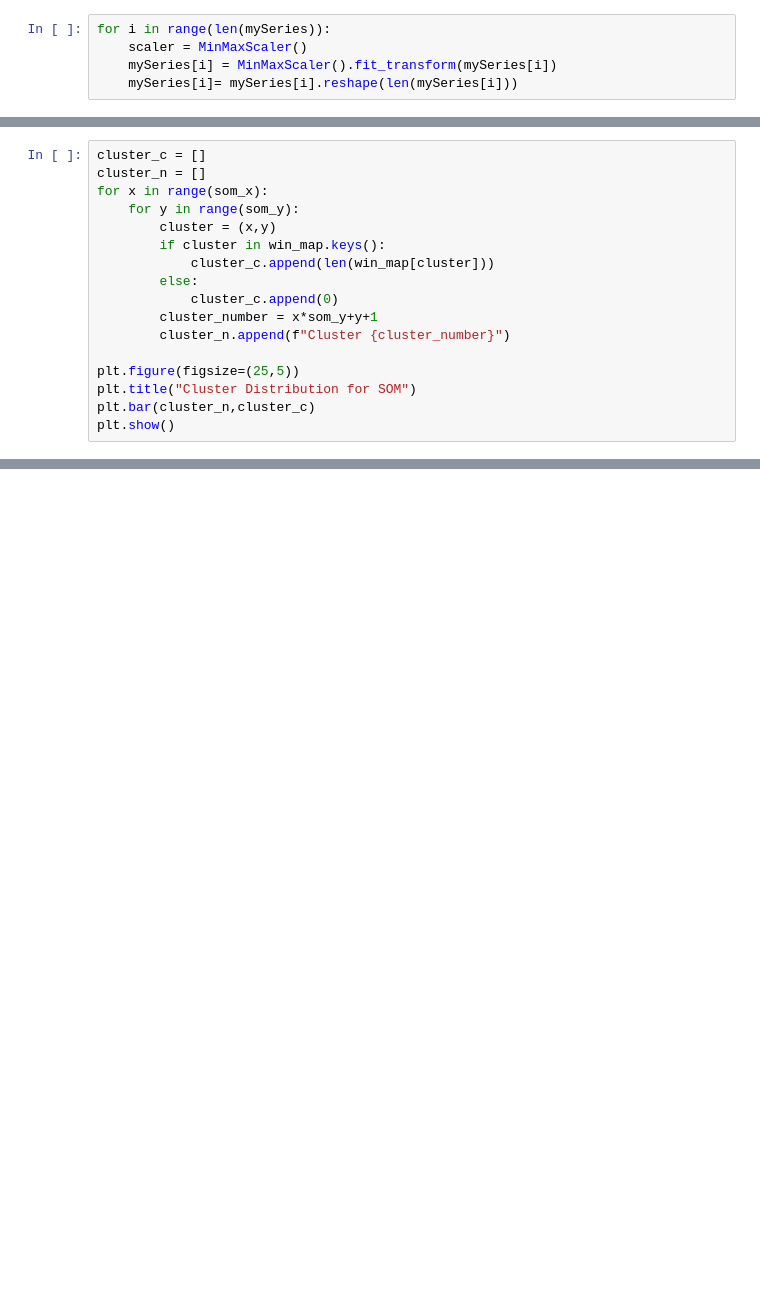
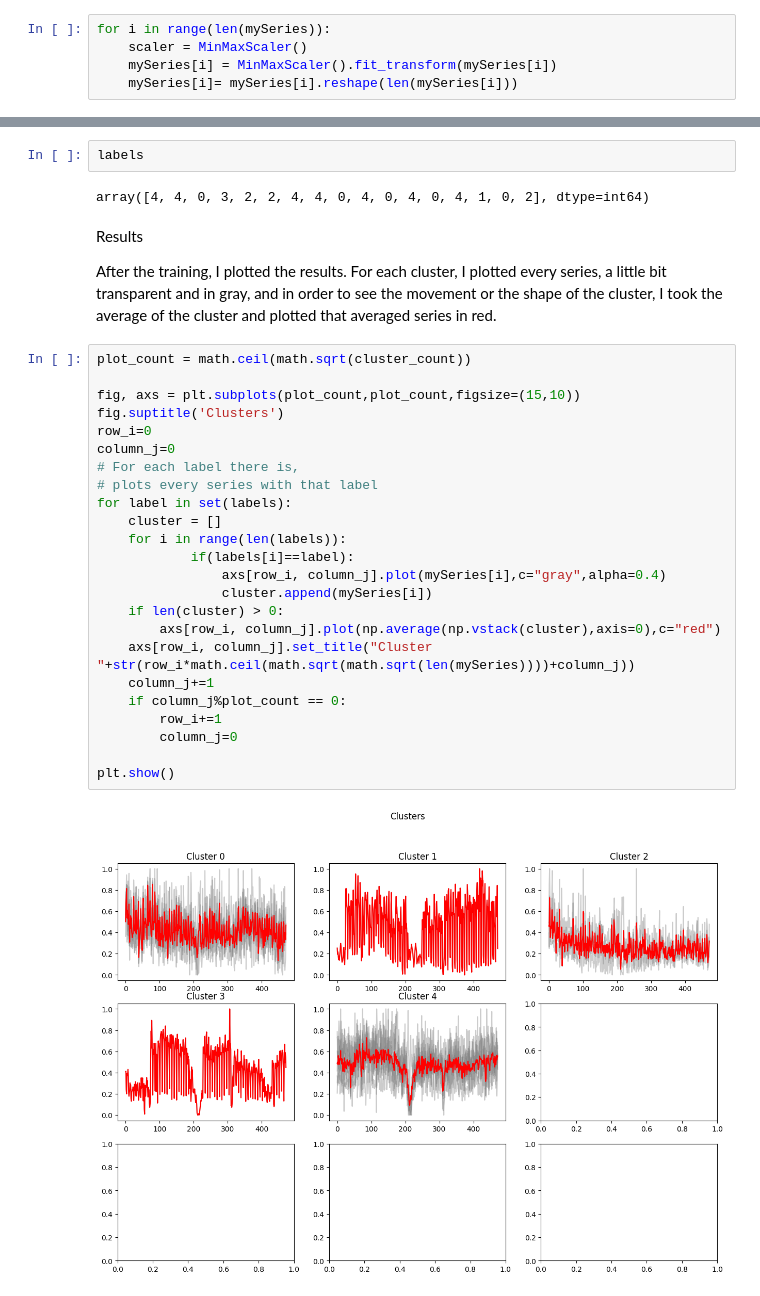
Before and after one commit to hoangmanh08/Cluster_and_LSTM_GRU_for_Time-Series_Prediction, a Jupyter notebook: cluster_time_series.ipynb, the cells around one changed output, grey strips where cells are left out. Cells and saved outputs as stored; diff of their text form; blank space fills up the shorter version.

```diff
--- a/cluster_time_series.ipynb
+++ b/cluster_time_series.ipynb
@@ -458,17 +208,0 @@ Chúng ta có thể thấy sự phân bố của chuỗi thời gian theo cụm
-# %%
-cluster_c = []
-cluster_n = []
-for x in range(som_x):
-    for y in range(som_y):
-        cluster = (x,y)
-        if cluster in win_map.keys():
-            cluster_c.append(len(win_map[cluster]))
-        else:
-            cluster_c.append(0)
-        cluster_number = x*som_y+y+1
-        cluster_n.append(f"Cluster {cluster_number}")
-
-plt.figure(figsize=(25,5))
-plt.title("Cluster Distribution for SOM")
-plt.bar(cluster_n,cluster_c)
-plt.show()
@@ -655,0 +226,34 @@ Như chúng ta đã làm trước đó, trong phần này chúng ta sẽ tìm ch
+# %%
+labels
+# %% [output]
+array([4, 4, 0, 3, 2, 2, 4, 4, 0, 4, 0, 4, 0, 4, 1, 0, 2], dtype=int64)
+# %% [markdown]
+Results
+
+After the training, I plotted the results. For each cluster, I plotted every series, a little bit transparent and in gray, and in order to see the movement or the shape of the cluster, I took the average of the cluster and plotted that averaged series in red.
+# %%
+plot_count = math.ceil(math.sqrt(cluster_count))
+
+fig, axs = plt.subplots(plot_count,plot_count,figsize=(15,10))
+fig.suptitle('Clusters')
+row_i=0
+column_j=0
+# For each label there is,
+# plots every series with that label
+for label in set(labels):
+    cluster = []
+    for i in range(len(labels)):
+            if(labels[i]==label):
+                axs[row_i, column_j].plot(mySeries[i],c="gray",alpha=0.4)
+                cluster.append(mySeries[i])
+    if len(cluster) > 0:
+        axs[row_i, column_j].plot(np.average(np.vstack(cluster),axis=0),c="red")
+    axs[row_i, column_j].set_title("Cluster "+str(row_i*math.ceil(math.sqrt(math.sqrt(len(mySeries))))+column_j))
+    column_j+=1
+    if column_j%plot_count == 0:
+        row_i+=1
+        column_j=0
+
+plt.show()
+# %% [output]
+[figure, added]
```
Also changed, not shown: parts of 94 cells of this notebook, 2 other files.
